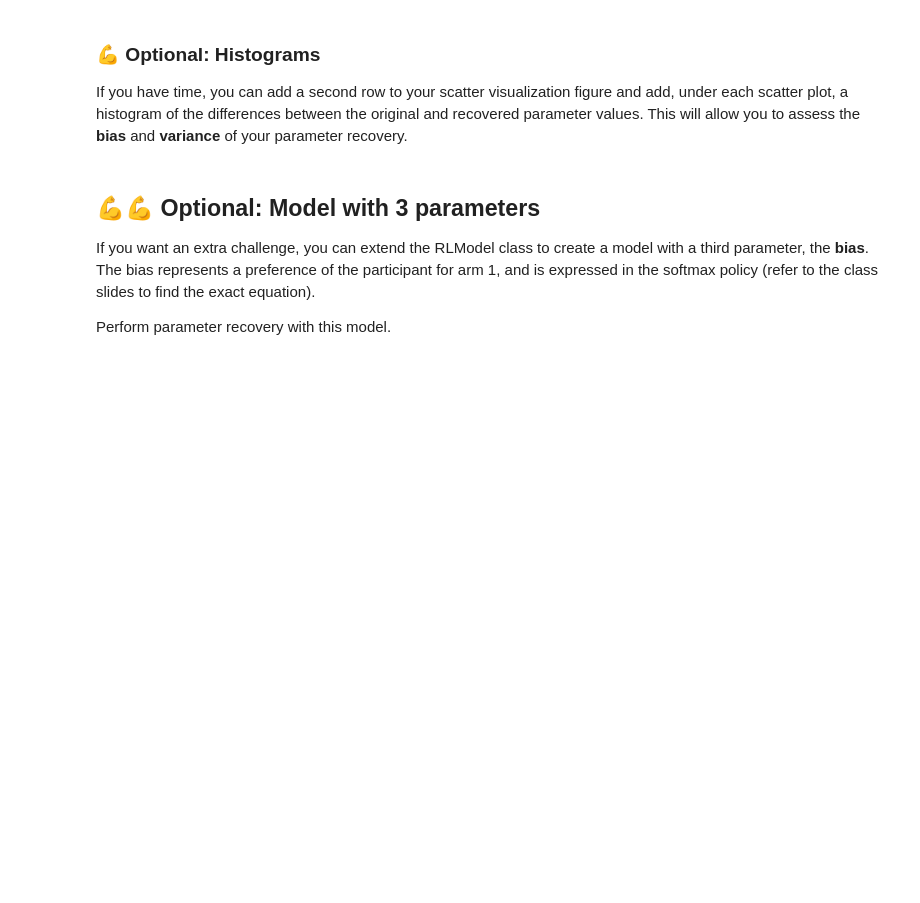
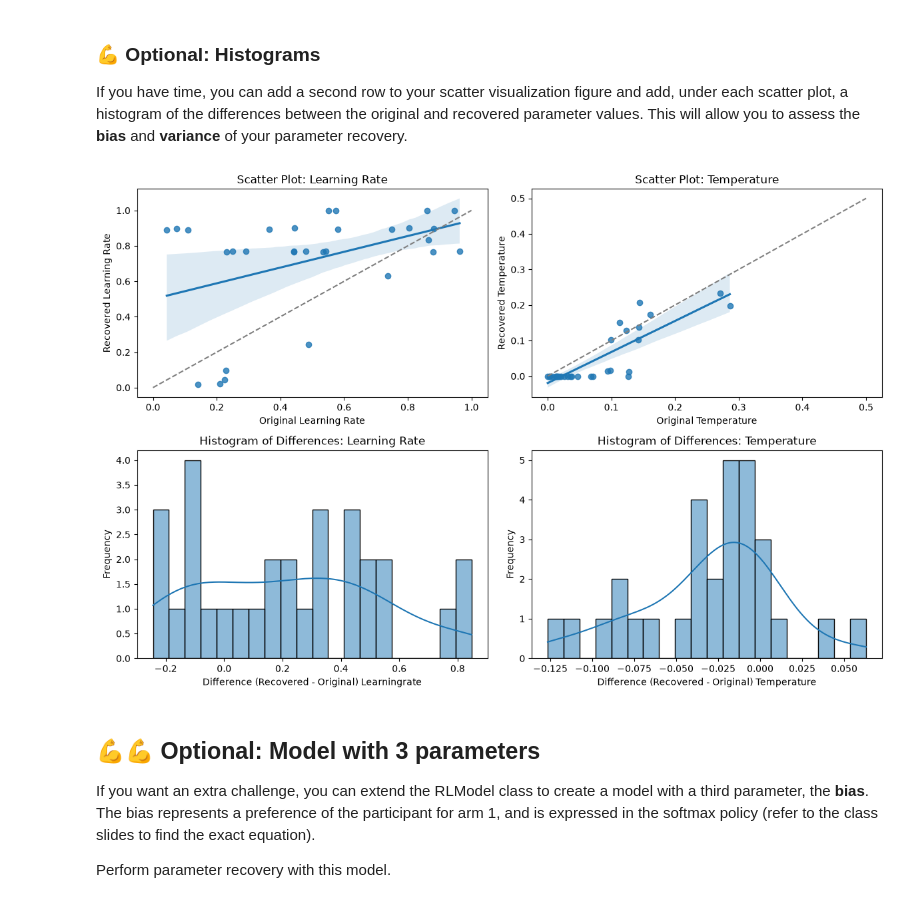
Before and after one commit to easiryne/cognitive-modeling-lab, a Jupyter notebook: TD_6/td6_notebook.ipynb, the cells around one changed output. Drawn from its saved outputs; the diff is of its cells as text; code cells hidden in the pictures; blank space fills up the shorter version.

```diff
--- a/TD_6/td6_notebook.ipynb
+++ b/TD_6/td6_notebook.ipynb
@@ -558,9 +558,38 @@ If you have time, you can add a second row to your scatter visualization figure
 # %%
 def plot_results_scatter_and_hist(result_df: pd.DataFrame):
     # Create four subplots (2 rows and 2 columns)
+
+    def make_scatter_plot(ax, param_name, low, high):
+        sns.regplot(data=result_df, x=param_name, y='recovered_' + param_name, ax=ax, scatter=True)
+        identity_values = np.linspace(low, high, 100)
+        ax.plot(identity_values, identity_values, color='gray', linestyle='--')
+        ax.set_xlabel('Original ' + param_name.replace('_', ' ').title())
+        ax.set_ylabel('Recovered ' + param_name.replace('_', ' ').title())
+        ax.set_title('Scatter Plot: ' + param_name.replace('_', ' ').title())
+
+    def make_histogram(ax, param_name):
+        difference = result_df['recovered_' + param_name] - result_df[param_name]
+        sns.histplot(difference, bins=20, kde=True, ax=ax)
+        ax.set_xlabel('Difference (Recovered - Original) ' + param_name.replace('_', '').title())
+        ax.set_ylabel('Frequency')
+        ax.set_title('Histogram of Differences: ' + param_name.replace('_', ' ').title())
+
     fig, axs = plt.subplots(2, 2, figsize=(12, 8))
 
-    ...
+    #Learning rate scatter plot
+    make_scatter_plot(axs[0, 0], 'learning_rate', 0, 1)
+    #Temperature scatter plot
+    make_scatter_plot(axs[0, 1], 'temperature', 0, 0.5)
+    #Learning rate histogram
+    make_histogram(axs[1, 0], 'learning_rate')
+    #Temperature histogram
+    make_histogram(axs[1, 1], 'temperature')
+    plt.tight_layout()
+    plt.show()
+
+plot_results_scatter_and_hist(easy_results)
+# %% [output]
+[figure, added]
 # %% [markdown]
 ## 💪💪 Optional: Model with 3 parameters
 If you want an extra challenge, you can extend the RLModel class to create a model with a third parameter, the **bias**. The bias represents a preference of the participant for arm 1, and is expressed in the softmax policy (refer to the class slides to find the exact equation).
```
